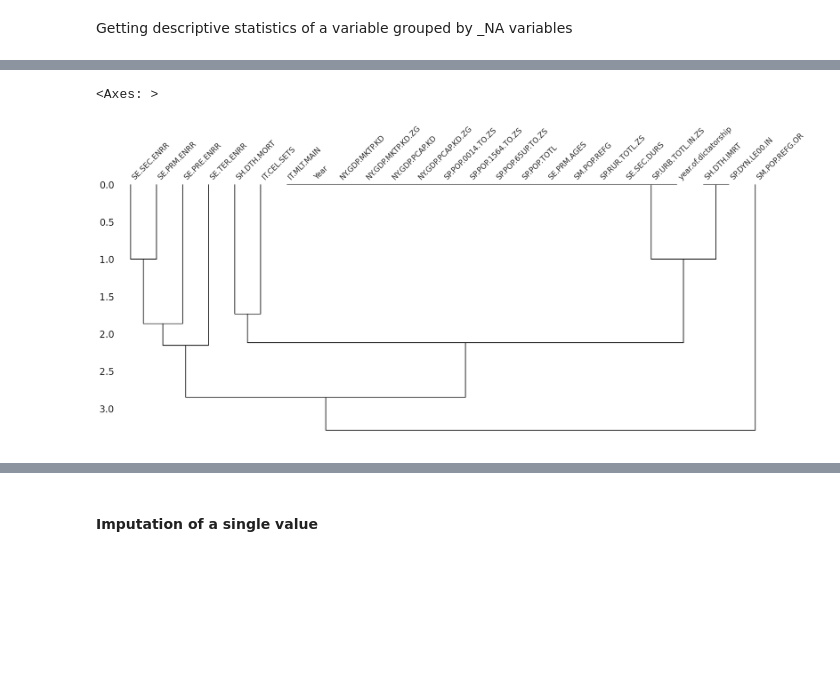
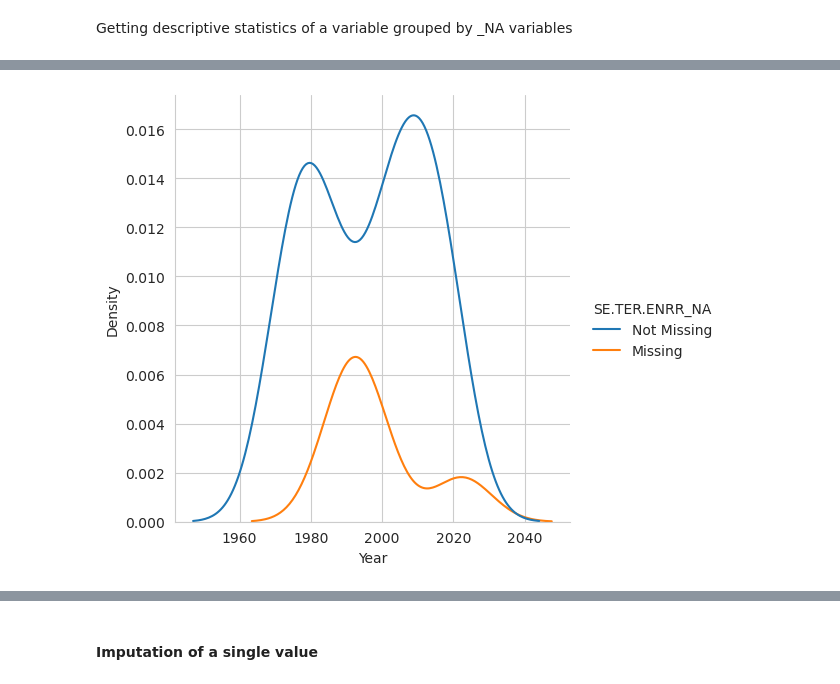
Before and after one commit to alejo-cuello/research-on-argentina, a Jupyter notebook: notebooks/0.1-alejo-explore_data.ipynb, the cells around one changed output, grey strips where cells are left out. Cells and saved outputs as stored; diff of their text form; code cells hidden in the pictures; blank space fills up the shorter version.

Commit message:
Refactor code: plotting functions

```diff
--- a/notebooks/0.1-alejo-explore_data.ipynb
+++ b/notebooks/0.1-alejo-explore_data.ipynb
@@ -398,6 +359,4 @@ missingno.heatmap(df=arg_di_df_best_cases)
-# %%
-# Grouped by hierachical clusters with high correlation. Correlation is higher when the branchs are closer.
-missingno.dendrogram(df=arg_di_df_best_cases)
-# %% [output]
-<Axes: >
-[figure, removed]
+# %%
+plot_missing_vs_variable(shadow_matrix, arg_di_df_best_cases.columns[0],  columns_with_missing_values[0]+"_NA", "displot")
+# %% [output]
+[figure, added]
```
Also changed, not shown: parts of 15 cells of this notebook, 1 other file.
